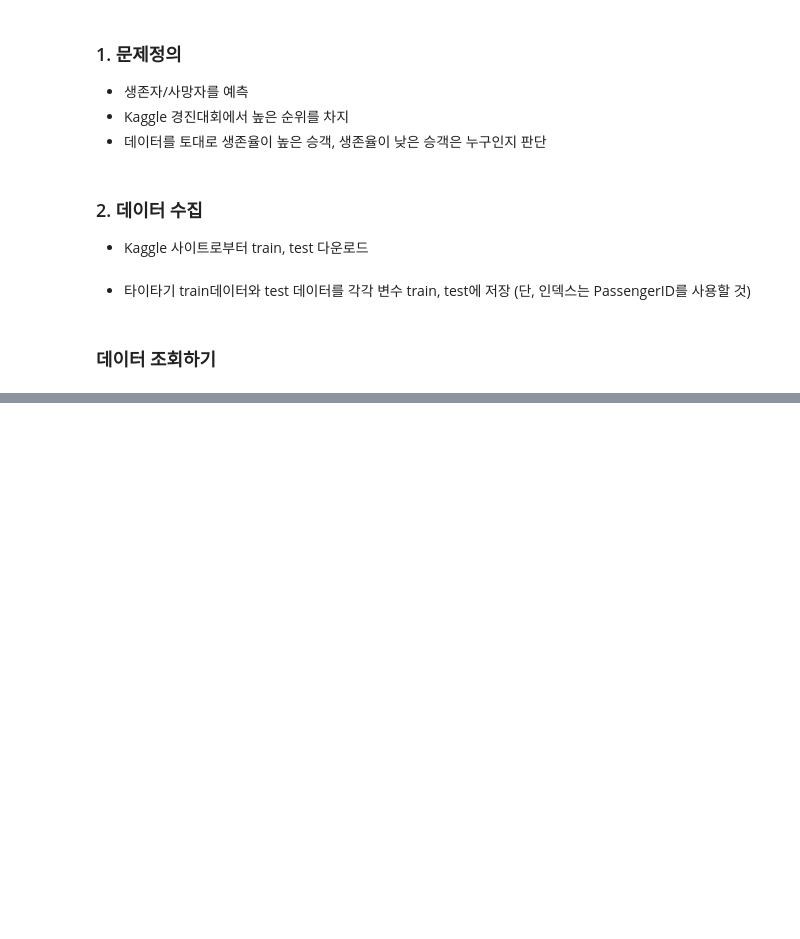
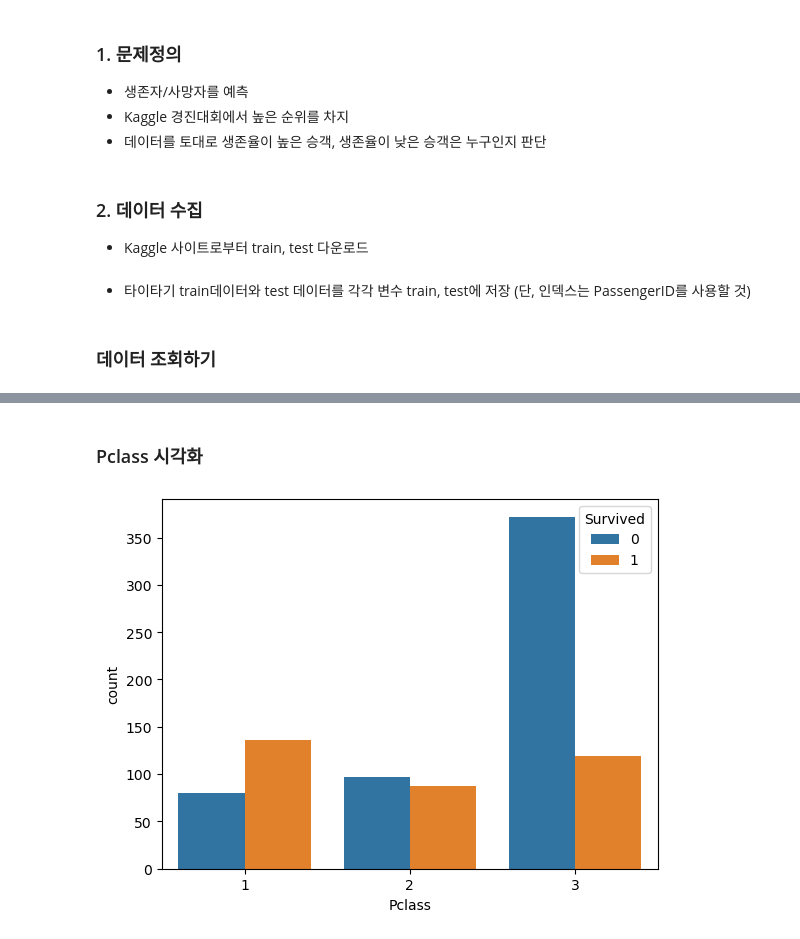
Before and after one commit to SeeUSoon93/MachineLerning, a Jupyter notebook: 6. 머신러닝/ex04_타이타닉 생존자 예측 분석.ipynb, the cells around one changed output, grey strips where cells are left out. Drawn from its saved outputs; the diff is of its cells as text; code cells hidden in the pictures; blank space fills up the shorter version.

```diff
--- a/6. 머신러닝/ex04_타이타닉 생존자 예측 분석.ipynb
+++ b/6. 머신러닝/ex04_타이타닉 생존자 예측 분석.ipynb
@@ -87,0 +415,7 @@ X.
+# %% [markdown]
+### Pclass 시각화
+# %%
+sns.countplot(data=train, x='Pclass', hue='Survived')
+plt.show()
+# %% [output]
+[figure, added]
```
Also changed, not shown: parts of 70 cells of this notebook.
